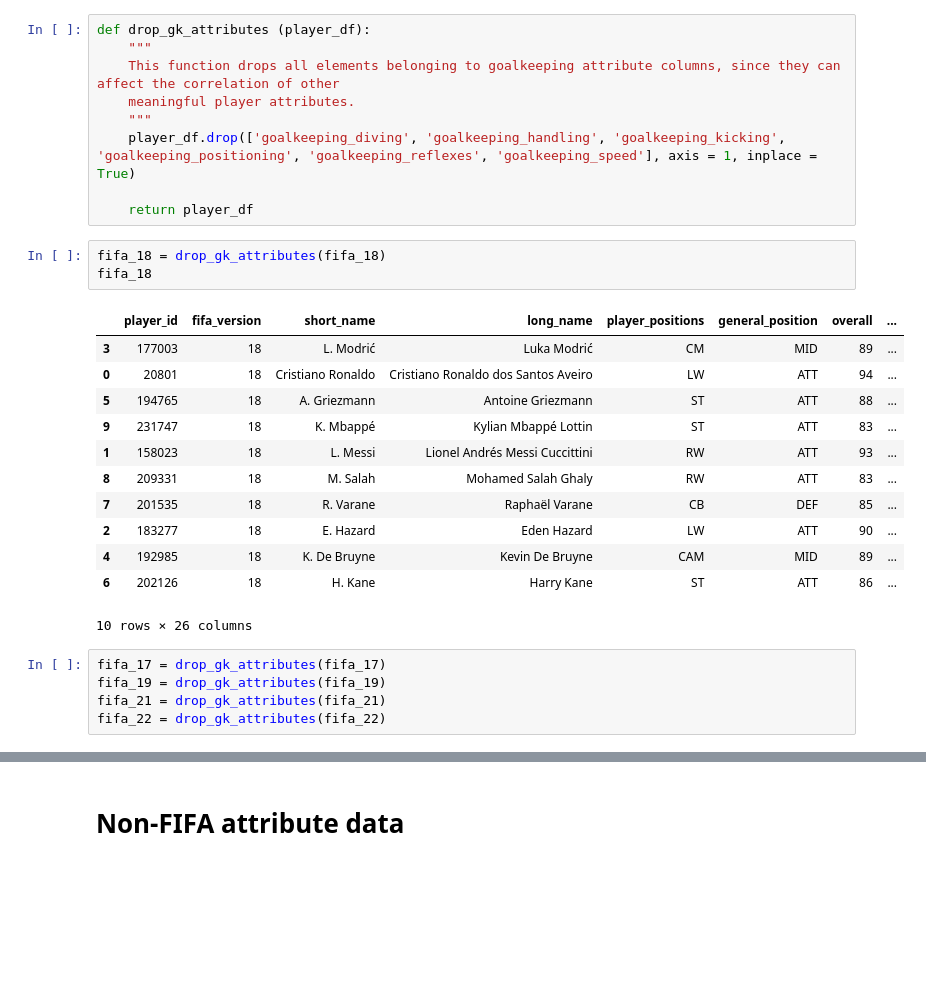
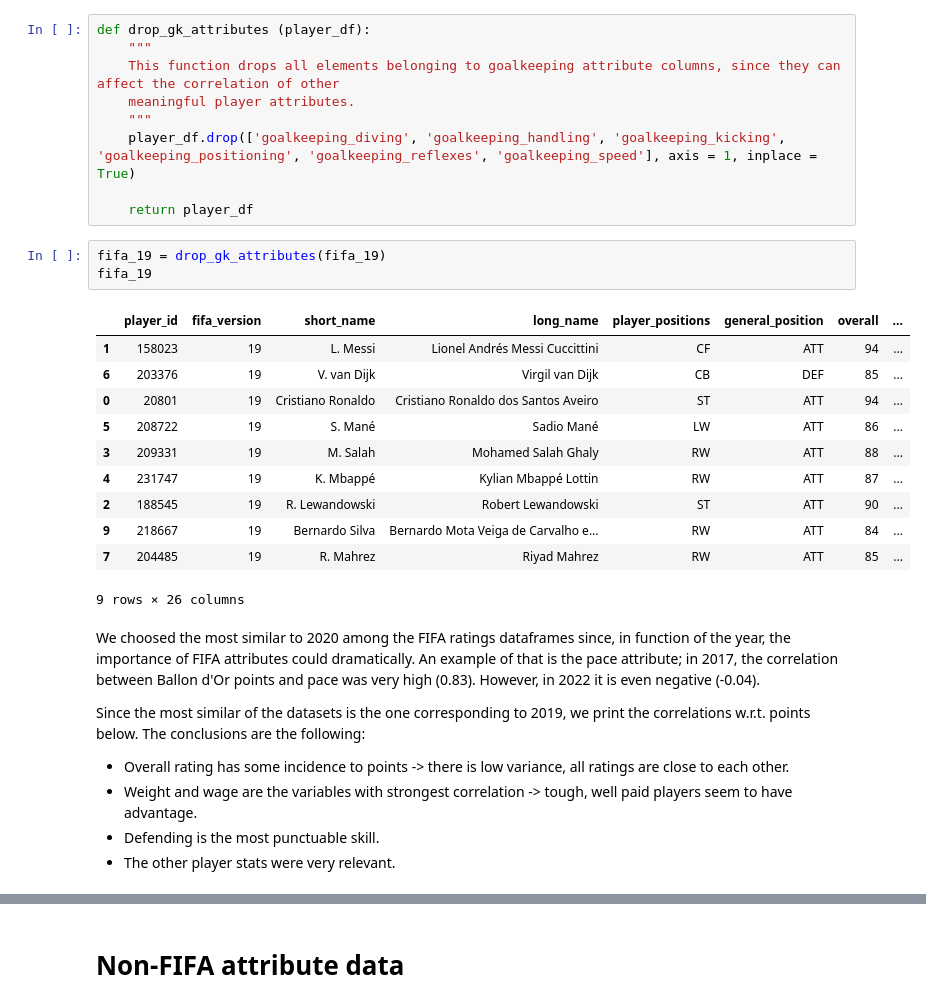
Before and after one commit to gerardrius/Gerard-project-II-v2, a Jupyter notebook: ipynb_files/visualizations.ipynb, the cells around one changed output, grey strips where cells are left out. Cells and saved outputs as stored; diff of their text form; blank space fills up the shorter version.

```diff
--- a/ipynb_files/visualizations.ipynb
+++ b/ipynb_files/visualizations.ipynb
@@ -85,25 +66,28 @@ def drop_gk_attributes (player_df):
     player_df.drop(['goalkeeping_diving', 'goalkeeping_handling', 'goalkeeping_kicking', 'goalkeeping_positioning', 'goalkeeping_reflexes', 'goalkeeping_speed'], axis = 1, inplace = True)
 
     return player_df
-# %%
-fifa_18 = drop_gk_attributes(fifa_18)
-fifa_18
-# %% [output]
-|  | player_id | fifa_version | short_name | long_name | player_positions | general_position | overall | ... |
-| 3 | 177003 | 18 | L. Modrić | Luka Modrić | CM | MID | 89 | ... |
-| 0 | 20801 | 18 | Cristiano Ronaldo | Cristiano Ronaldo dos Santos Aveiro | LW | ATT | 94 | ... |
-| 5 | 194765 | 18 | A. Griezmann | Antoine Griezmann | ST | ATT | 88 | ... |
-| 9 | 231747 | 18 | K. Mbappé | Kylian Mbappé Lottin | ST | ATT | 83 | ... |
-| 1 | 158023 | 18 | L. Messi | Lionel Andrés Messi Cuccittini | RW | ATT | 93 | ... |
-| 8 | 209331 | 18 | M. Salah | Mohamed Salah Ghaly | RW | ATT | 83 | ... |
-| 7 | 201535 | 18 | R. Varane | Raphaël Varane | CB | DEF | 85 | ... |
-| 2 | 183277 | 18 | E. Hazard | Eden Hazard | LW | ATT | 90 | ... |
-| 4 | 192985 | 18 | K. De Bruyne | Kevin De Bruyne | CAM | MID | 89 | ... |
-| 6 | 202126 | 18 | H. Kane | Harry Kane | ST | ATT | 86 | ... |
-10 rows × 26 columns
-# %%
-fifa_17 = drop_gk_attributes(fifa_17)
-fifa_19 = drop_gk_attributes(fifa_19)
-fifa_21 = drop_gk_attributes(fifa_21)
-fifa_22 = drop_gk_attributes(fifa_22)
+# %%
+fifa_19 = drop_gk_attributes(fifa_19)
+fifa_19
+# %% [output]
+|  | player_id | fifa_version | short_name | long_name | player_positions | general_position | overall | ... |
+| 1 | 158023 | 19 | L. Messi | Lionel Andrés Messi Cuccittini | CF | ATT | 94 | ... |
+| 6 | 203376 | 19 | V. van Dijk | Virgil van Dijk | CB | DEF | 85 | ... |
+| 0 | 20801 | 19 | Cristiano Ronaldo | Cristiano Ronaldo dos Santos Aveiro | ST | ATT | 94 | ... |
+| 5 | 208722 | 19 | S. Mané | Sadio Mané | LW | ATT | 86 | ... |
+| 3 | 209331 | 19 | M. Salah | Mohamed Salah Ghaly | RW | ATT | 88 | ... |
+| 4 | 231747 | 19 | K. Mbappé | Kylian Mbappé Lottin | RW | ATT | 87 | ... |
+| 2 | 188545 | 19 | R. Lewandowski | Robert Lewandowski | ST | ATT | 90 | ... |
+| 9 | 218667 | 19 | Bernardo Silva | Bernardo Mota Veiga de Carvalho e... | RW | ATT | 84 | ... |
+| 7 | 204485 | 19 | R. Mahrez | Riyad Mahrez | RW | ATT | 85 | ... |
+9 rows × 26 columns
+# %% [markdown]
+We choosed the most similar to 2020 among the FIFA ratings dataframes since, in function of the year, the importance of FIFA attributes could dramatically. An example of that is the pace attribute; in 2017, the correlation between Ballon d'Or points and pace was very high (0.83). However, in 2022 it is even negative (-0.04).
+
+Since the most similar of the datasets is the one corresponding to 2019, we print the correlations w.r.t. points below.
+The conclusions are the following:
+- Overall rating has some incidence to points -> there is low variance, all ratings are close to each other.
+- Weight and wage are the variables with strongest correlation -> tough, well paid players seem to have advantage.
+- Defending is the most punctuable skill.
+- The other player stats were very relevant.
 # %%
```
Also changed, not shown: parts of 51 cells of this notebook, 2 other files.
